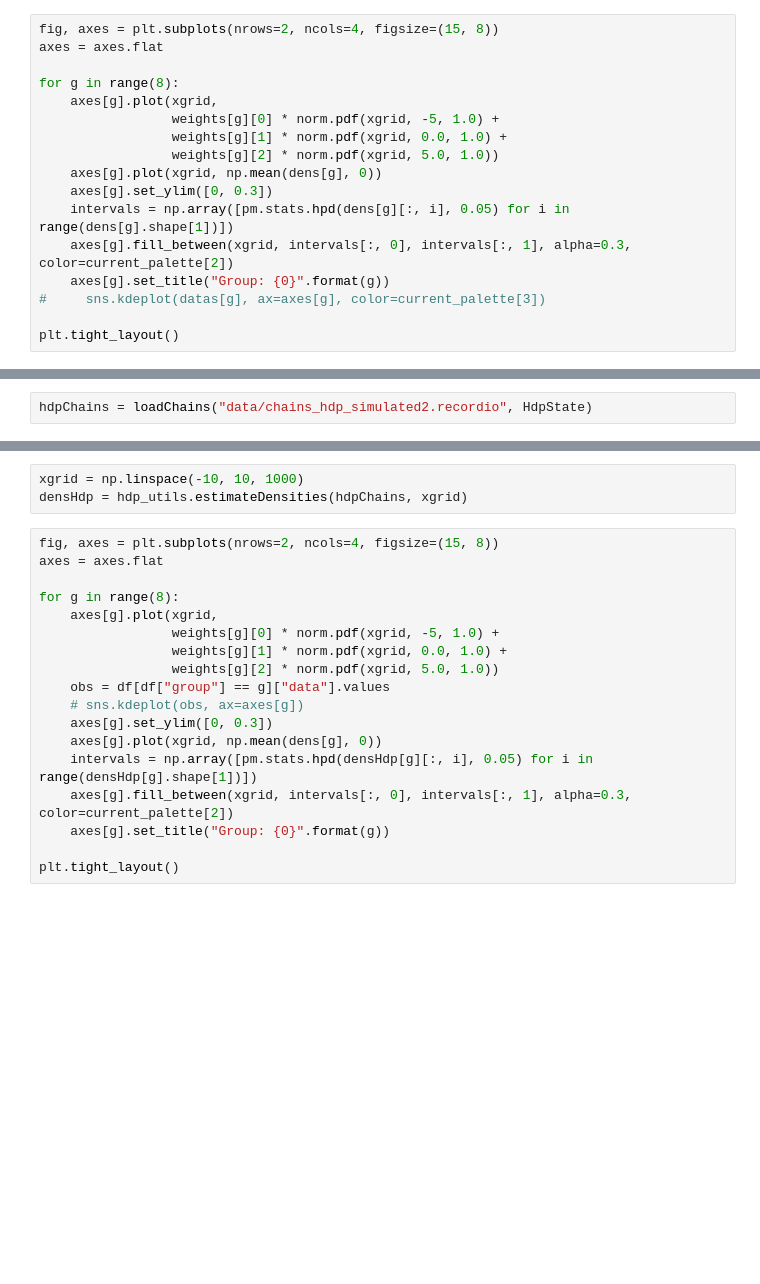
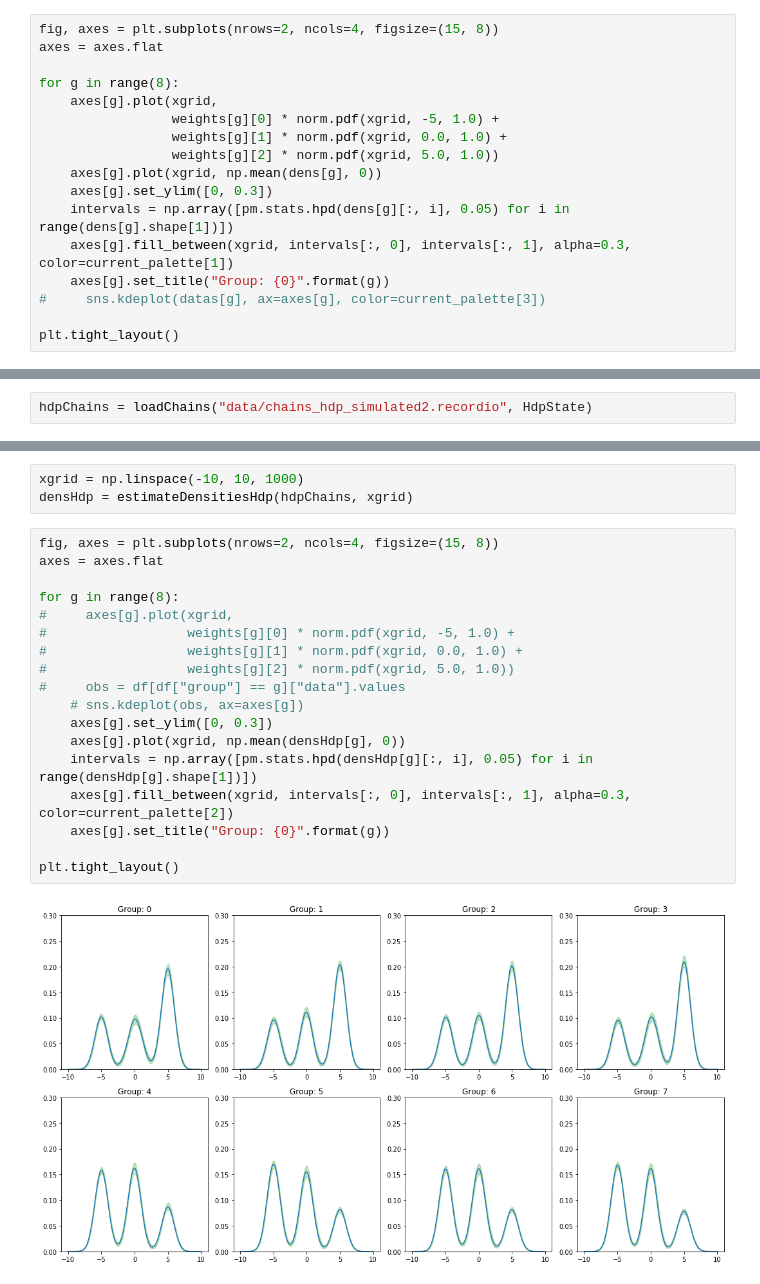
Before and after one commit to mberaha/spatial_mixtures, a Jupyter notebook: notebooks/Simulation Study.ipynb, the cells around one changed output, grey strips where cells are left out. Cells and saved outputs as stored; diff of their text form; blank space fills up the shorter version.

```diff
--- a/notebooks/Simulation Study.ipynb
+++ b/notebooks/Simulation Study.ipynb
@@ -208,7 +182,7 @@ for g in range(8):
     axes[g].plot(xgrid, np.mean(dens[g], 0))
     axes[g].set_ylim([0, 0.3])
     intervals = np.array([pm.stats.hpd(dens[g][:, i], 0.05) for i in range(dens[g].shape[1])])
-    axes[g].fill_between(xgrid, intervals[:, 0], intervals[:, 1], alpha=0.3, color=current_palette[2])
+    axes[g].fill_between(xgrid, intervals[:, 0], intervals[:, 1], alpha=0.3, color=current_palette[1])
     axes[g].set_title("Group: {0}".format(g))
 #     sns.kdeplot(datas[g], ax=axes[g], color=current_palette[3])
 
@@ -236,21 +260,23 @@ hdpChains = loadChains("data/chains_hdp_simulated2.recordio", HdpState)
 # %%
 xgrid = np.linspace(-10, 10, 1000)
-densHdp = hdp_utils.estimateDensities(hdpChains, xgrid)
+densHdp = estimateDensitiesHdp(hdpChains, xgrid)
 # %%
 fig, axes = plt.subplots(nrows=2, ncols=4, figsize=(15, 8))
 axes = axes.flat
 
 for g in range(8):
-    axes[g].plot(xgrid,
-                 weights[g][0] * norm.pdf(xgrid, -5, 1.0) +
-                 weights[g][1] * norm.pdf(xgrid, 0.0, 1.0) +
-                 weights[g][2] * norm.pdf(xgrid, 5.0, 1.0))
-    obs = df[df["group"] == g]["data"].values
+#     axes[g].plot(xgrid,
+#                  weights[g][0] * norm.pdf(xgrid, -5, 1.0) +
+#                  weights[g][1] * norm.pdf(xgrid, 0.0, 1.0) +
+#                  weights[g][2] * norm.pdf(xgrid, 5.0, 1.0))
+#     obs = df[df["group"] == g]["data"].values
     # sns.kdeplot(obs, ax=axes[g])
     axes[g].set_ylim([0, 0.3])
-    axes[g].plot(xgrid, np.mean(dens[g], 0))
+    axes[g].plot(xgrid, np.mean(densHdp[g], 0))
     intervals = np.array([pm.stats.hpd(densHdp[g][:, i], 0.05) for i in range(densHdp[g].shape[1])])
     axes[g].fill_between(xgrid, intervals[:, 0], intervals[:, 1], alpha=0.3, color=current_palette[2])
     axes[g].set_title("Group: {0}".format(g))
 
 plt.tight_layout()
+# %% [output]
+[figure, added]
```
Also changed, not shown: parts of 9 cells of this notebook, 1 other file.
